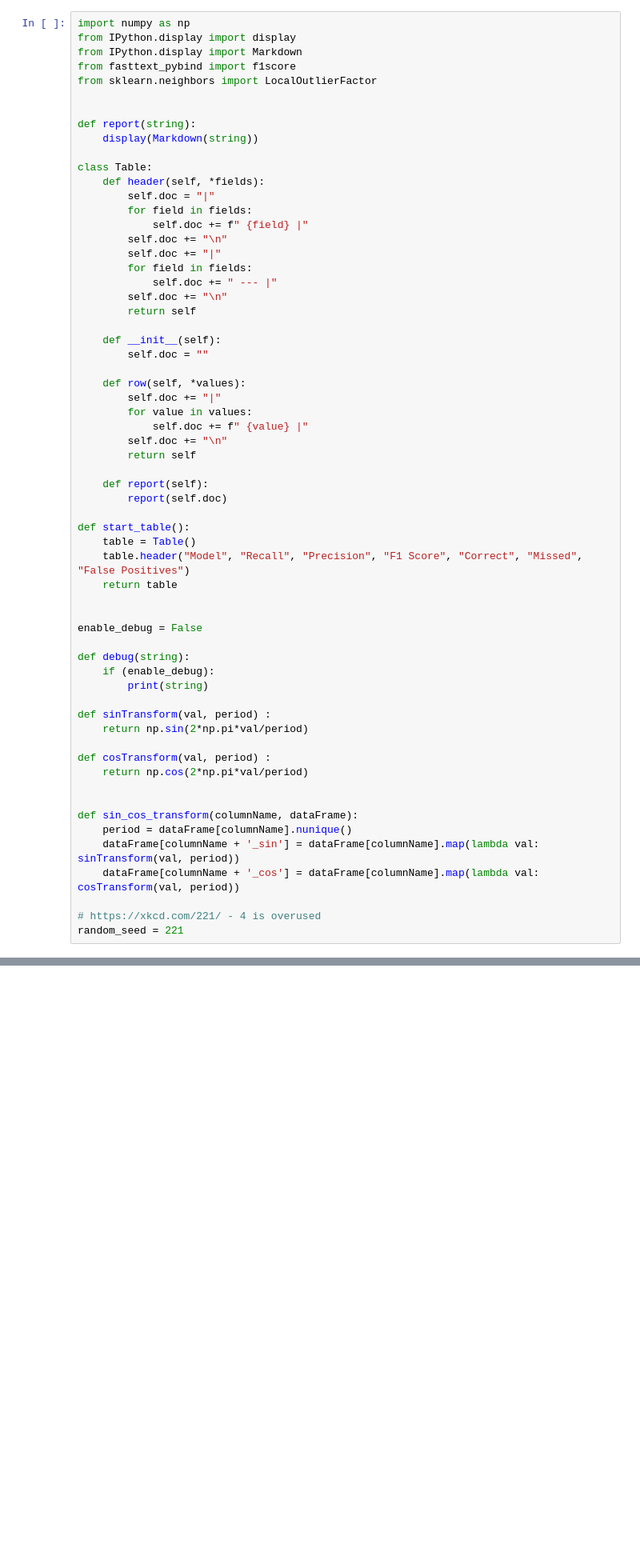
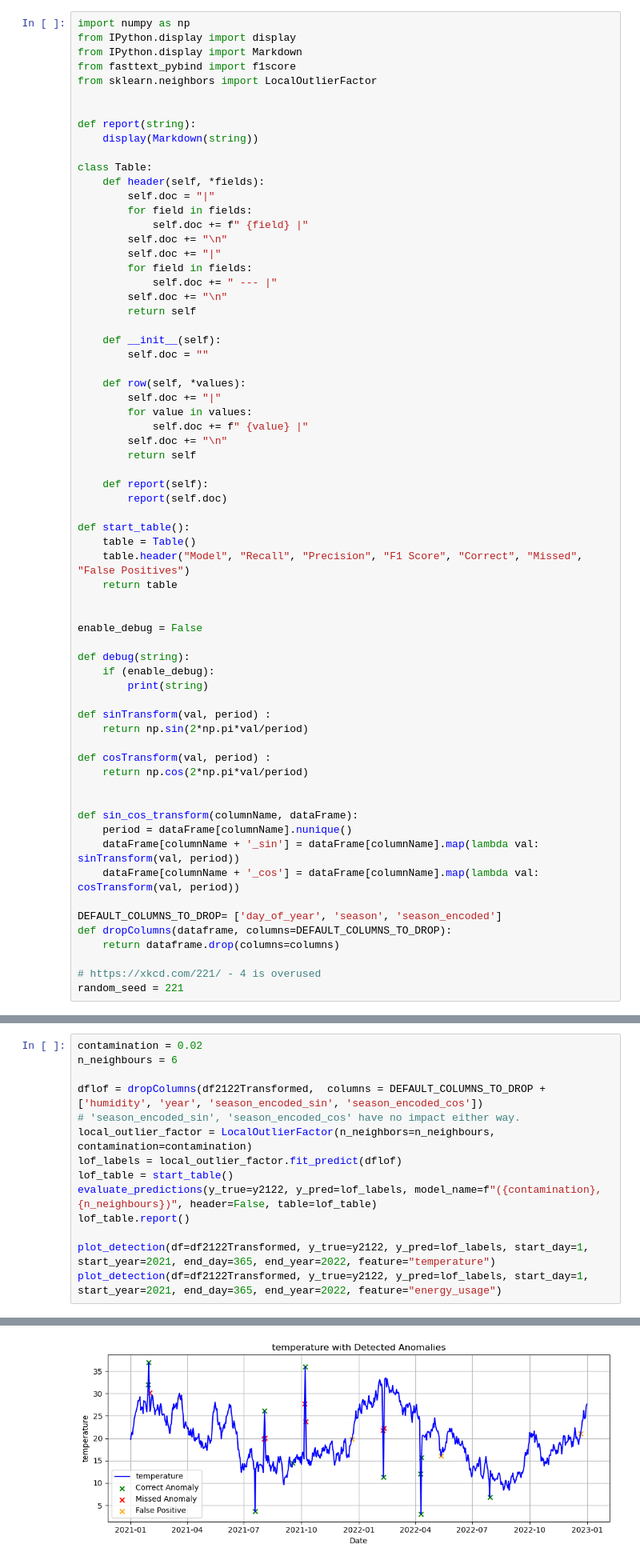
Before and after one commit to jepollock/ai_masters, a Jupyter notebook: AIML420/assignment2/part2.ipynb, the cells around one changed output, grey strips where cells are left out. Shown at 80% size. Drawn from its saved outputs; the diff is of its cells as text; blank space fills up the shorter version.

Commit message:
Question 2 - up to (e) complete.
Need to figure out how to ensemble models, or do an AutoEncoder.

```diff
--- a/AIML420/assignment2/part2.ipynb
+++ b/AIML420/assignment2/part2.ipynb
@@ -62,6 +62,10 @@ def sin_cos_transform(columnName, dataFrame):
     dataFrame[columnName + '_sin'] = dataFrame[columnName].map(lambda val: sinTransform(val, period))
     dataFrame[columnName + '_cos'] = dataFrame[columnName].map(lambda val: cosTransform(val, period))
 
+DEFAULT_COLUMNS_TO_DROP= ['day_of_year', 'season', 'season_encoded']
+def dropColumns(dataframe, columns=DEFAULT_COLUMNS_TO_DROP):
+    return dataframe.drop(columns=columns)
+
 # https://xkcd.com/221/ - 4 is overused
 random_seed = 221
 # %%
@@ -576,0 +816,15 @@ lof_table.report()
+# %%
+contamination = 0.02
+n_neighbours = 6
+
+dflof = dropColumns(df2122Transformed,  columns = DEFAULT_COLUMNS_TO_DROP + ['humidity', 'year', 'season_encoded_sin', 'season_encoded_cos'])
+# 'season_encoded_sin', 'season_encoded_cos' have no impact either way.
+local_outlier_factor = LocalOutlierFactor(n_neighbors=n_neighbours, contamination=contamination)
+lof_labels = local_outlier_factor.fit_predict(dflof)
+lof_table = start_table()
+evaluate_predictions(y_true=y2122, y_pred=lof_labels, model_name=f"({contamination},{n_neighbours})", header=False, table=lof_table)
+lof_table.report()
+
+plot_detection(df=df2122Transformed, y_true=y2122, y_pred=lof_labels, start_day=1, start_year=2021, end_day=365, end_year=2022, feature="temperature")
+plot_detection(df=df2122Transformed, y_true=y2122, y_pred=lof_labels, start_day=1, start_year=2021, end_day=365, end_year=2022, feature="energy_usage")
+# %% [output]
@@ -576,0 +834 @@ lof_table.report()
+[figure, added]
```
Also changed, not shown: parts of 18 cells of this notebook.
